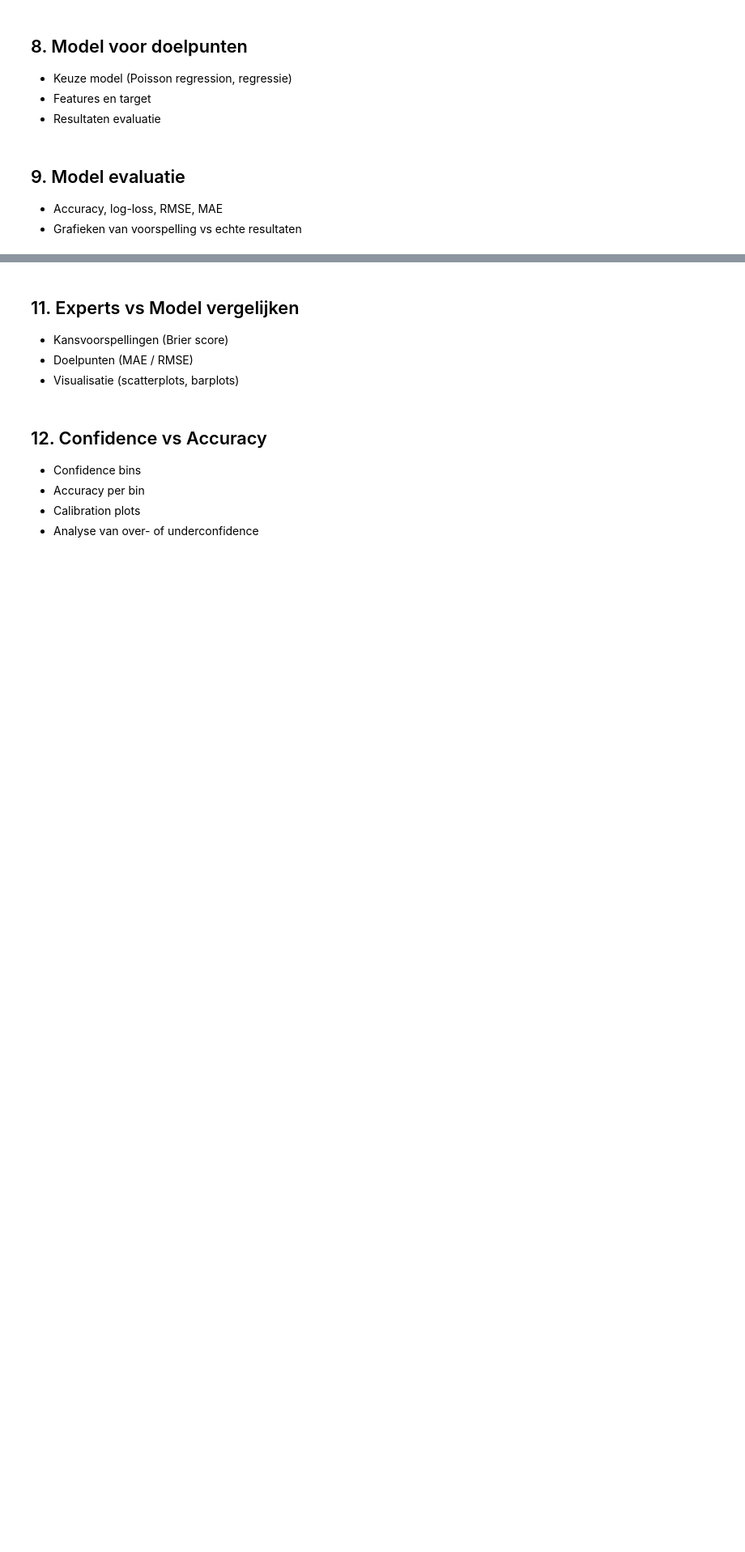
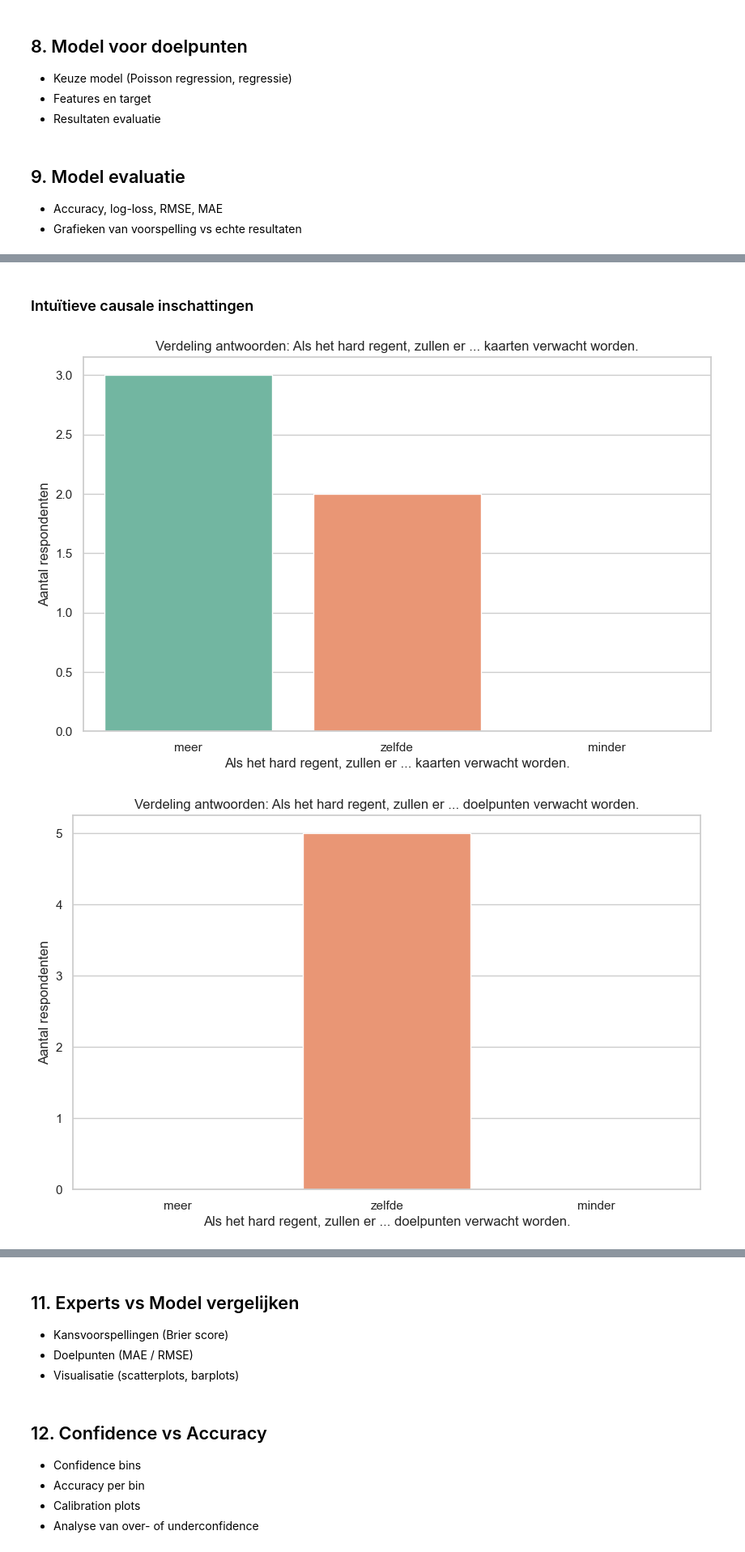
Before and after one commit to Torbendes/Bachelorproef, a Jupyter notebook: code/analyse/jpl_analyse.ipynb, the cells around one changed output, grey strips where cells are left out. Shown at 81% size. Drawn from its saved outputs; the diff is of its cells as text; code cells hidden in the pictures; blank space fills up the shorter version.

```diff
--- a/code/analyse/jpl_analyse.ipynb
+++ b/code/analyse/jpl_analyse.ipynb
@@ -912,0 +1060,21 @@ Aantal kolommen: 49
+# %% [markdown]
+### Intuïtieve causale inschattingen
+# %%
+causale_vragen = [
+    "Als het hard regent, zullen er ... kaarten verwacht worden.",
+    "Als het hard regent, zullen er ... doelpunten verwacht worden.",
+    "Als het thuisteam een aanvallende speelstijl hanteert en het uitteam defensief speelt zullen er gemiddeld ... doelpunten vallen.",
+    "Als het erg warm (>23°C) is, zal het aantal schoten ... zijn dan gemiddeld.",
+    "Als er een derby is, of rivalen spelen, zal het aantal schoten van beide teams ... zijn dan gemiddeld."
+]
+
+for col in causale_vragen:
+    if col in enquete_df.columns:
+        plt.figure()
+        sns.countplot(data=enquete_df, x=col, order=["meer","zelfde","minder"], palette="Set2")
+        plt.title(f"Verdeling antwoorden: {col}")
+        plt.ylabel("Aantal respondenten")
+        plt.show()
+# %% [output]
+[figure, added]
+[figure, added]
```
Also changed, not shown: parts of 33 cells of this notebook.
